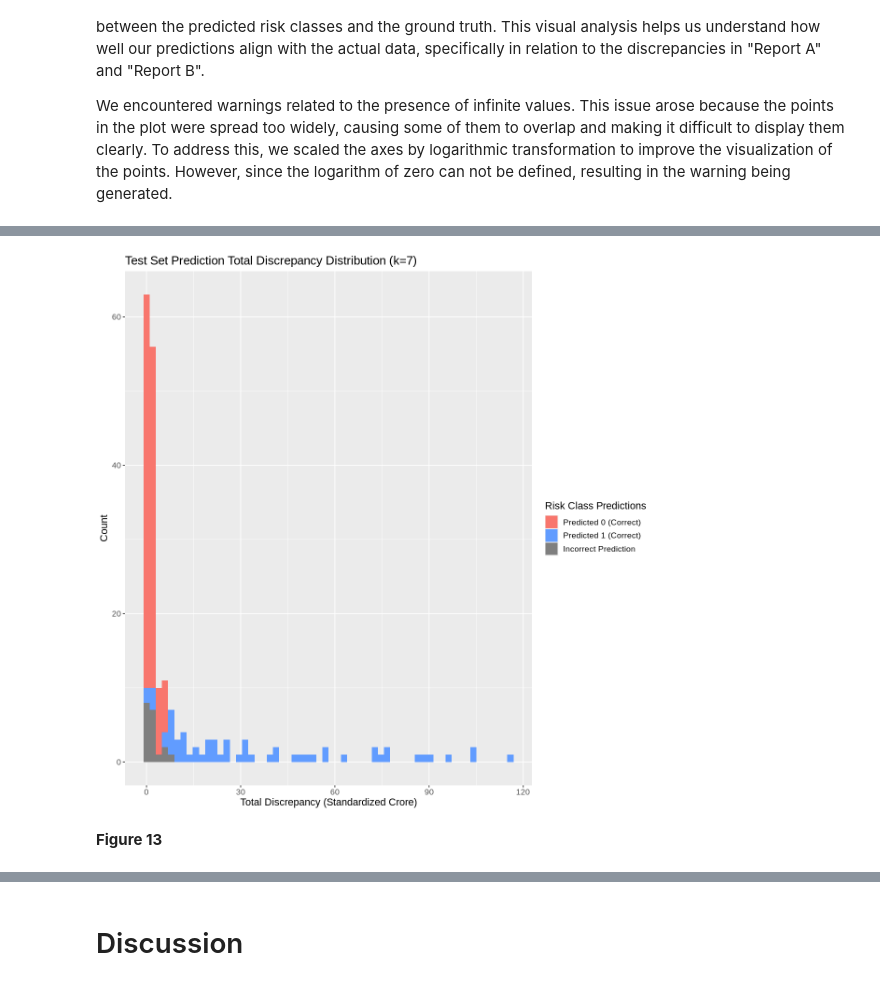
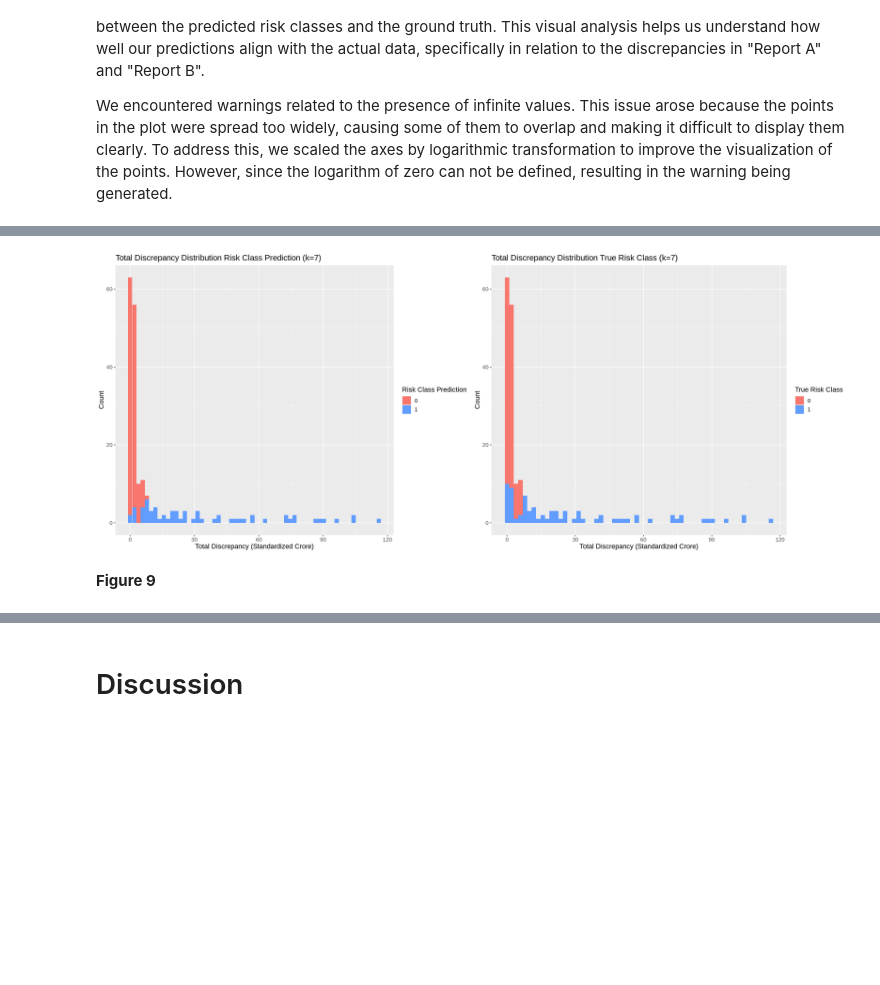
Before and after one commit to jimwei6/Fraud-Detection-Data-Analysis, a Jupyter notebook: project_final.ipynb, the cells around one changed output, grey strips where cells are left out. Drawn from its saved outputs; the diff is of its cells as text; code cells hidden in the pictures; blank space fills up the shorter version.

```diff
--- a/project_final.ipynb
+++ b/project_final.ipynb
@@ -485,8 +433,7 @@ ggplot(train_predictions, aes(x=NUMBERS, fill=predicted)) +
 # %%
 test_predictions = model |>
     predict(audit_testing) |>
-    bind_cols(audit_testing) |>
-    mutate(predicted = as_factor(if_else(.pred_class==RISK, RISK, as_factor(2))))
+    bind_cols(audit_testing)
 
 multi_metric = metric_set(accuracy, recall, precision, f_meas)
 multi_metric(test_predictions, truth = RISK, estimate = .pred_class, event_level = "second")
@@ -546,13 +524,24 @@ ggplot(test_predictions, aes(x=MONEY_VALUE, fill=predicted)) +
 # %%
-ggplot(test_predictions, aes(x=TOTAL, fill=predicted)) +
+pred_plot_total = ggplot(test_predictions, aes(x=TOTAL, fill=.pred_class)) +
     geom_histogram(bins=60) +
     labs(x="Total Discrepancy (Standardized Crore)",
          y="Count",
-         fill="Risk Class Predictions",
-         title="Test Set Prediction Total Discrepancy Distribution (k=7)") +
+         fill="Risk Class Prediction",
+         title="Total Discrepancy Distribution Risk Class Prediction (k=7)") +
     theme(text = element_text(size = 13)) +
-    scale_fill_manual(values=c("#F8766D", "#619CFF", "#5A5A5A"), labels=c("Predicted 0 (Correct)", "Predicted 1 (Correct)", "Incorrect Prediction"))
+    scale_fill_manual(values=c("#F8766D", "#619CFF", "#5A5A5A"))
+
+true_plot_total = ggplot(test_predictions, aes(x=TOTAL, fill=RISK)) +
+    geom_histogram(bins=60) +
+    labs(x="Total Discrepancy (Standardized Crore)",
+         y="Count",
+         fill="True Risk Class",
+         title="Total Discrepancy Distribution True Risk Class (k=7)") +
+    theme(text = element_text(size = 13)) +
+    scale_fill_manual(values=c("#F8766D", "#619CFF", "#5A5A5A"))
+
+plot_grid(pred_plot_total, true_plot_total, ncol=2)
 # %% [output]
-[figure, old version]
+[figure, new version]
 # %% [markdown]
-<b>Figure 13</b>
+<b>Figure 9</b>
```
Also changed, not shown: parts of 17 cells of this notebook.
